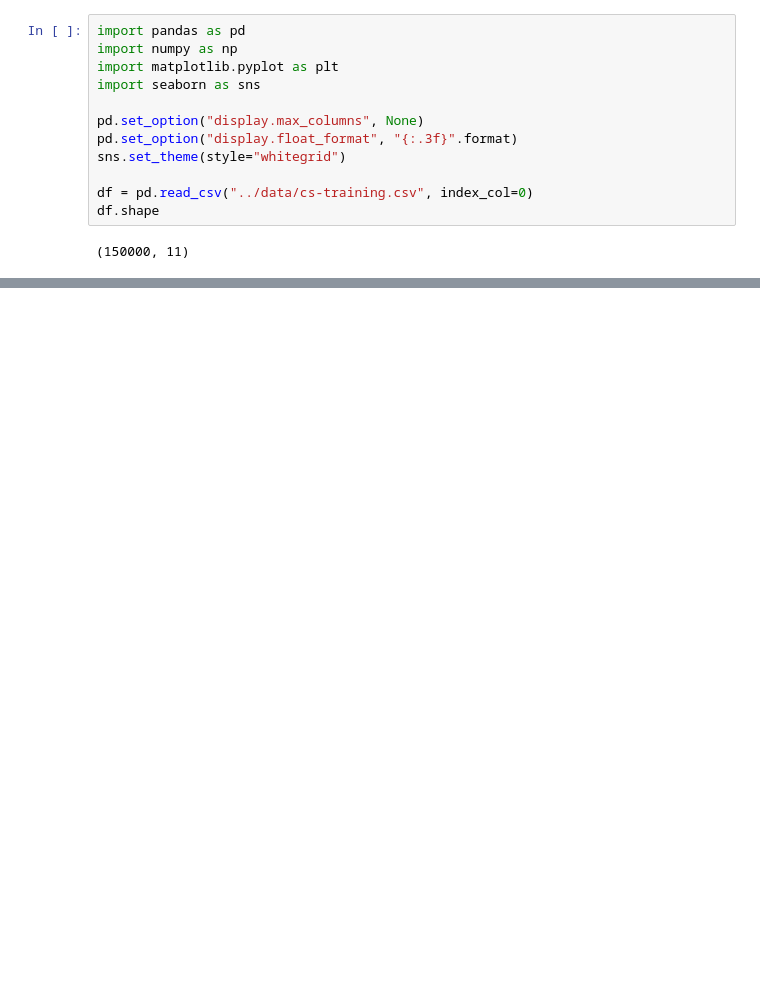
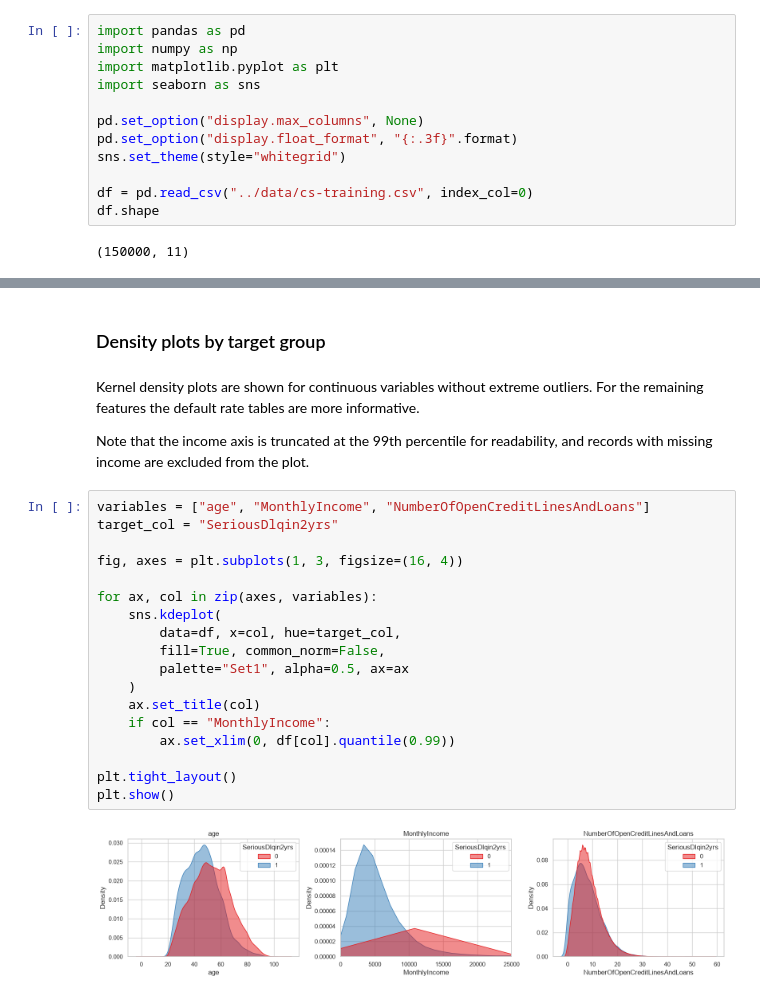
Before and after one commit to russ-bar/credit-scoring-model, a Jupyter notebook: notebooks/01_eda.ipynb, the cells around one changed output, grey strips where cells are left out. Saved outputs shown, nothing was run; the diff lists cells and outputs as text; blank space fills up the shorter version.

Commit message:
Complete exploratory data analysis

```diff
--- a/notebooks/01_eda.ipynb
+++ b/notebooks/01_eda.ipynb
@@ -88,0 +391,26 @@ Index(['SeriousDlqin2yrs', 'RevolvingUtilizationOfUnsecuredLines', 'age',
+# %% [markdown]
+### Density plots by target group
+# %% [markdown]
+Kernel density plots are shown for continuous variables without extreme outliers. For the remaining features the default rate tables are more informative.
+
+Note that the income axis is truncated at the 99th percentile for readability, and records with missing income are excluded from the plot.
+# %%
+variables = ["age", "MonthlyIncome", "NumberOfOpenCreditLinesAndLoans"]
+target_col = "SeriousDlqin2yrs"
+
+fig, axes = plt.subplots(1, 3, figsize=(16, 4))
+
+for ax, col in zip(axes, variables):
+    sns.kdeplot(
+        data=df, x=col, hue=target_col,
+        fill=True, common_norm=False,
+        palette="Set1", alpha=0.5, ax=ax
+    )
+    ax.set_title(col)
+    if col == "MonthlyIncome":
+        ax.set_xlim(0, df[col].quantile(0.99))
+
+plt.tight_layout()
+plt.show()
+# %% [output]
+[figure, added]
```
Also changed, not shown: parts of 64 cells of this notebook.
